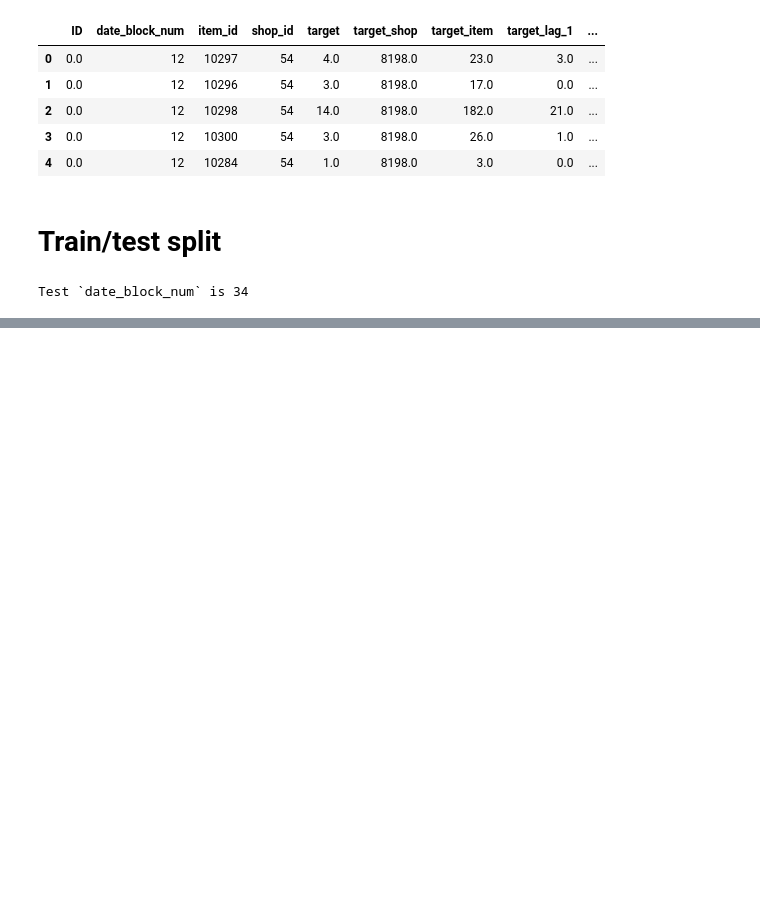
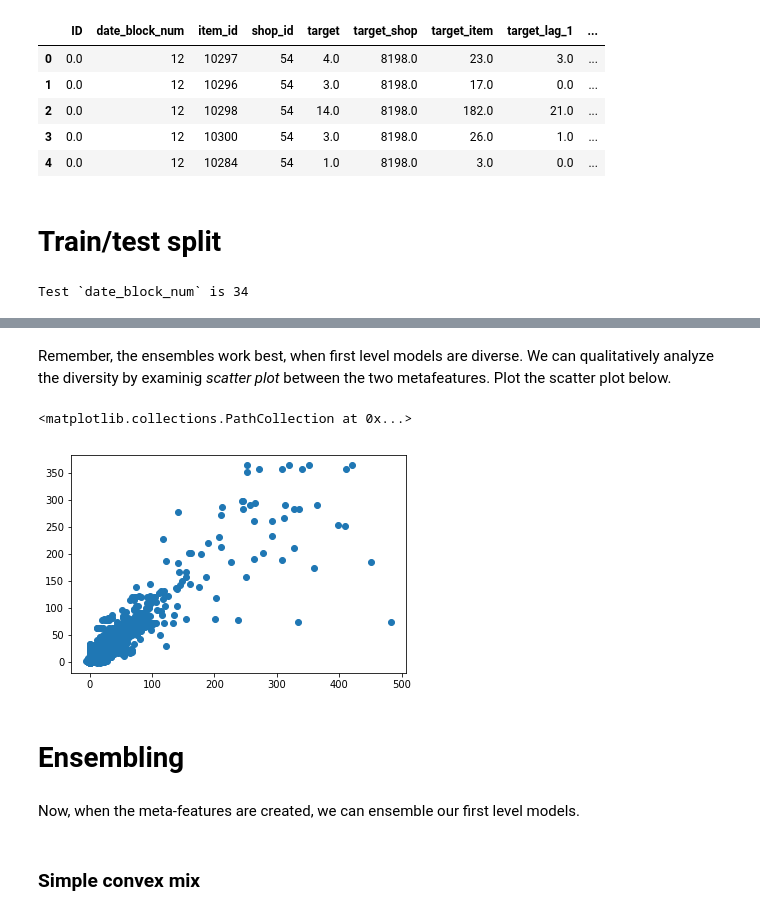
Before and after one commit to legolas140/competitive-data-science-1, a Jupyter notebook: kernels/final-project.ipynb, the cells around one changed output, grey strips where cells are left out. Cells and saved outputs as stored; diff of their text form; code cells hidden in the pictures; blank space fills up the shorter version.

```diff
--- a/kernels/final-project.ipynb
+++ b/kernels/final-project.ipynb
@@ -162,0 +177,4 @@ y_test =  all_data.loc[dates == test_block, 'target'].values
+# %%
+lr = LinearRegression()
+lr.fit(X_train.values, y_train)
+pred_lr = lr.predict(X_test.values)
@@ -162,0 +202,2 @@ y_test =  all_data.loc[dates == test_block, 'target'].values
+# %%
+X_test_level2 = np.c_[pred_lr, pred_lgb]
@@ -162,0 +210,37 @@ y_test =  all_data.loc[dates == test_block, 'target'].values
+# %%
+dates_train_level2 = dates_train[dates_train.isin([27, 28, 29, 30, 31, 32, 33])]
+
+# That is how we get target for the 2nd level dataset
+y_train_level2 = y_train[dates_train.isin([27, 28, 29, 30, 31, 32, 33])]
+# %%
+# And here we create 2nd level feeature matrix, init it with zeros first# And he
+X_train_level2 = np.zeros([y_train_level2.shape[0], 2])
+
+# Now fill `X_train_level2` with metafeatures
+pbar = tqdm_notebook([27, 28, 29, 30, 31, 32, 33])
+for cur_block_num in pbar:
+
+    '''
+        1. Split `X_train` into parts
+           Remember, that corresponding dates are stored in `dates_train`
+        2. Fit linear regression
+        3. Fit LightGBM and put predictions
+        4. Store predictions from 2. and 3. in the right place of `X_train_level2`.
+           We can use `dates_train_level2` for it
+           Make sure the order of the meta-features is the same as in `X_test_level2`
+    '''
+
+    pbar.set_description('{}: Split'.format(cur_block_num))
+    _X_train = all_data.loc[dates <  cur_block_num].drop(to_drop_cols, axis=1)
+    _X_test =  all_data.loc[dates == cur_block_num].drop(to_drop_cols, axis=1)
+
+    _y_train = all_data.loc[dates <  cur_block_num, 'target'].values
+    _y_test =  all_data.loc[dates == cur_block_num, 'target'].values
+
+    pbar.set_description('{}: LR'.format(cur_block_num))
+    lr.fit(_X_train.values, _y_train)
+    X_train_level2[dates_train_level2 == cur_block_num, 0] = lr.predict(_X_test.values)
+
+    pbar.set_description('{}: LGB'.format(cur_block_num))
+    model = lgb.train(lgb_params, lgb.Dataset(_X_train, label=_y_train), 100)
+    X_train_level2[dates_train_level2 == cur_block_num, 1] = model.predict(_X_test)
@@ -162,0 +249,13 @@ y_test =  all_data.loc[dates == test_block, 'target'].values
+# %% [markdown]
+Remember, the ensembles work best, when first level models are diverse. We can qualitatively analyze the diversity by examinig *scatter plot* between the two metafeatures. Plot the scatter plot below.
+# %%
+plt.scatter(X_train_level2[:, 0], X_train_level2[:, 1])
+# %% [output]
+<matplotlib.collections.PathCollection at 0x...>
+[figure, added]
+# %% [markdown]
+# Ensembling
+# %% [markdown]
+Now, when the meta-features are created, we can ensemble our first level models.
+# %% [markdown]
+### Simple convex mix
```
Also changed, not shown: parts of 21 cells of this notebook.
